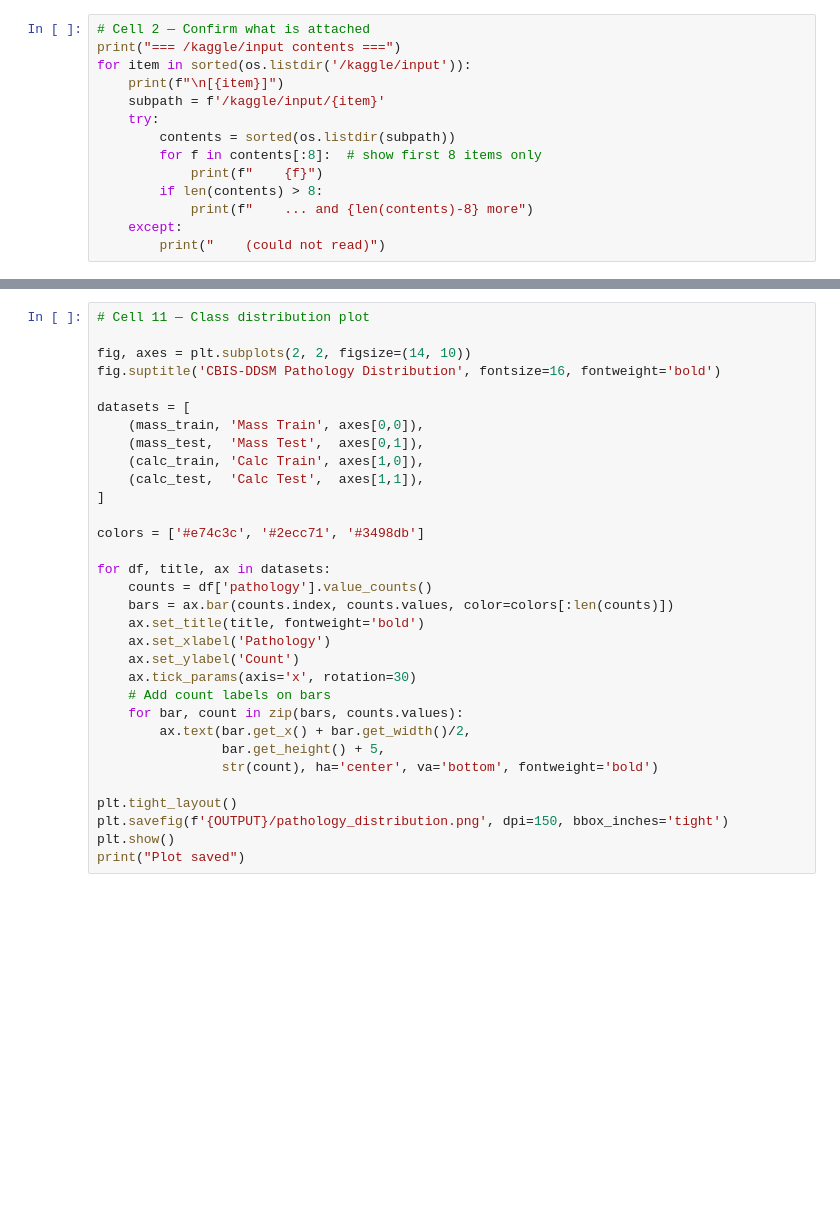
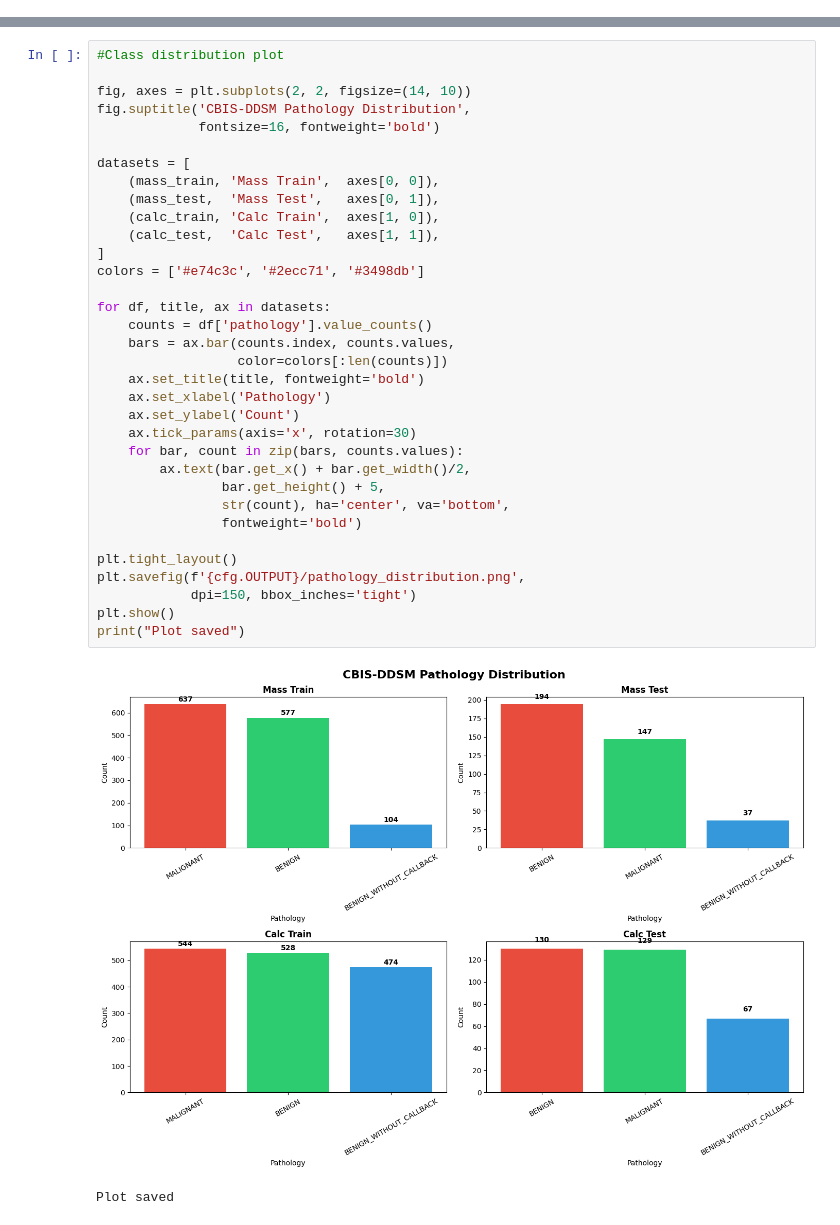
Before and after one commit to mfjm-rizvi/ddsm-breast-cancer-detection, a Jupyter notebook: notebooks/01-dataset-setup-and-eda.ipynb, the cells around one changed output, grey strips where cells are left out. Cells and saved outputs as stored; diff of their text form; blank space fills up the shorter version.

Commit message:
Notebook 1: refactored
Notebook 01 refactored: uses shared config.py.
Both full and cropped image paths linked

```diff
--- a/notebooks/01-dataset-setup-and-eda.ipynb
+++ b/notebooks/01-dataset-setup-and-eda.ipynb
@@ -19,14 +45,0 @@ print(f"Pandas: {pd.__version__}")
-# %%
-# Cell 2 — Confirm what is attached
-print("=== /kaggle/input contents ===")
-for item in sorted(os.listdir('/kaggle/input')):
-    print(f"\n[{item}]")
-    subpath = f'/kaggle/input/{item}'
-    try:
-        contents = sorted(os.listdir(subpath))
-        for f in contents[:8]:  # show first 8 items only
-            print(f"    {f}")
-        if len(contents) > 8:
-            print(f"    ... and {len(contents)-8} more")
-    except:
-        print("    (could not read)")
@@ -229,32 +224,37 @@ else:
 # %%
-# Cell 11 — Class distribution plot
+#Class distribution plot
 
 fig, axes = plt.subplots(2, 2, figsize=(14, 10))
-fig.suptitle('CBIS-DDSM Pathology Distribution', fontsize=16, fontweight='bold')
+fig.suptitle('CBIS-DDSM Pathology Distribution',
+             fontsize=16, fontweight='bold')
 
 datasets = [
-    (mass_train, 'Mass Train', axes[0,0]),
-    (mass_test,  'Mass Test',  axes[0,1]),
-    (calc_train, 'Calc Train', axes[1,0]),
-    (calc_test,  'Calc Test',  axes[1,1]),
+    (mass_train, 'Mass Train',  axes[0, 0]),
+    (mass_test,  'Mass Test',   axes[0, 1]),
+    (calc_train, 'Calc Train',  axes[1, 0]),
+    (calc_test,  'Calc Test',   axes[1, 1]),
 ]
-
 colors = ['#e74c3c', '#2ecc71', '#3498db']
 
 for df, title, ax in datasets:
     counts = df['pathology'].value_counts()
-    bars = ax.bar(counts.index, counts.values, color=colors[:len(counts)])
+    bars = ax.bar(counts.index, counts.values,
+                  color=colors[:len(counts)])
     ax.set_title(title, fontweight='bold')
     ax.set_xlabel('Pathology')
     ax.set_ylabel('Count')
     ax.tick_params(axis='x', rotation=30)
-    # Add count labels on bars
     for bar, count in zip(bars, counts.values):
         ax.text(bar.get_x() + bar.get_width()/2,
                 bar.get_height() + 5,
-                str(count), ha='center', va='bottom', fontweight='bold')
+                str(count), ha='center', va='bottom',
+                fontweight='bold')
 
 plt.tight_layout()
-plt.savefig(f'{OUTPUT}/pathology_distribution.png', dpi=150, bbox_inches='tight')
+plt.savefig(f'{cfg.OUTPUT}/pathology_distribution.png',
+            dpi=150, bbox_inches='tight')
 plt.show()
 print("Plot saved")
+# %% [output]
+[figure, added]
+Plot saved
```
Also changed, not shown: parts of 22 cells of this notebook, 1 other file.
